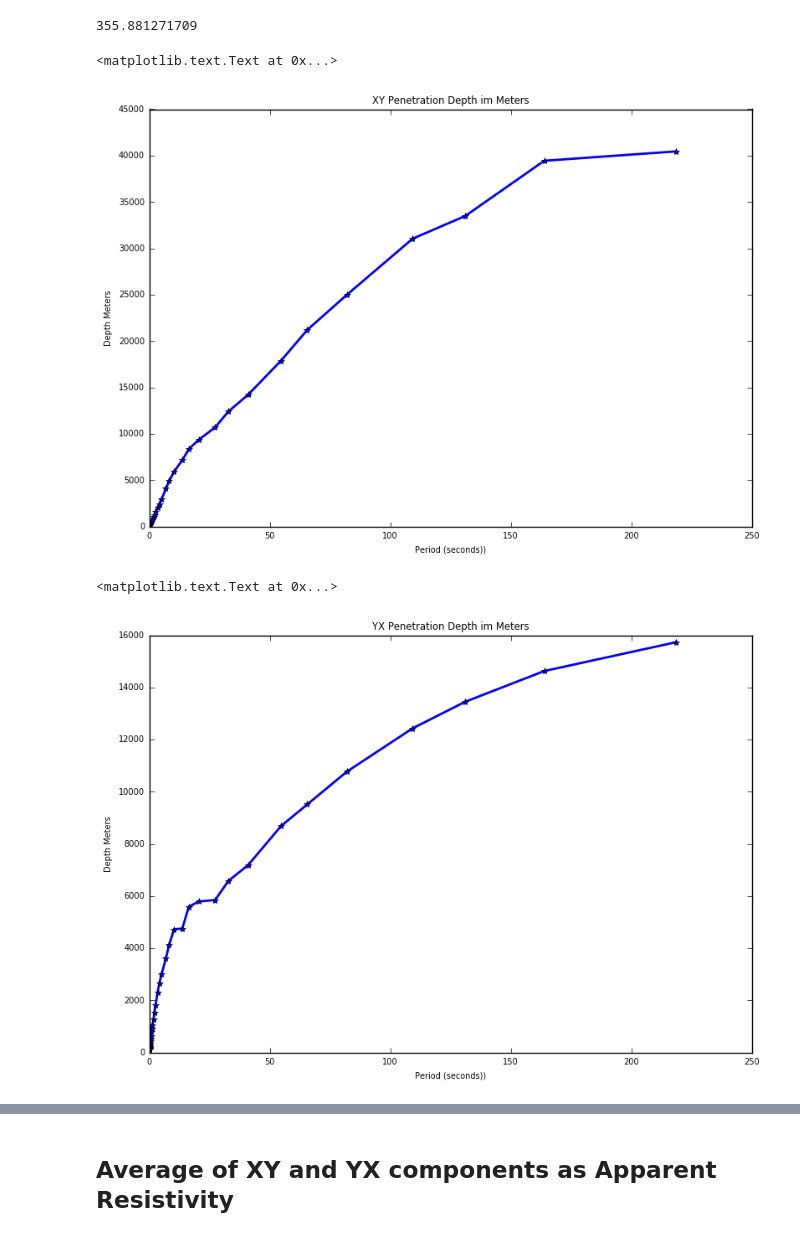
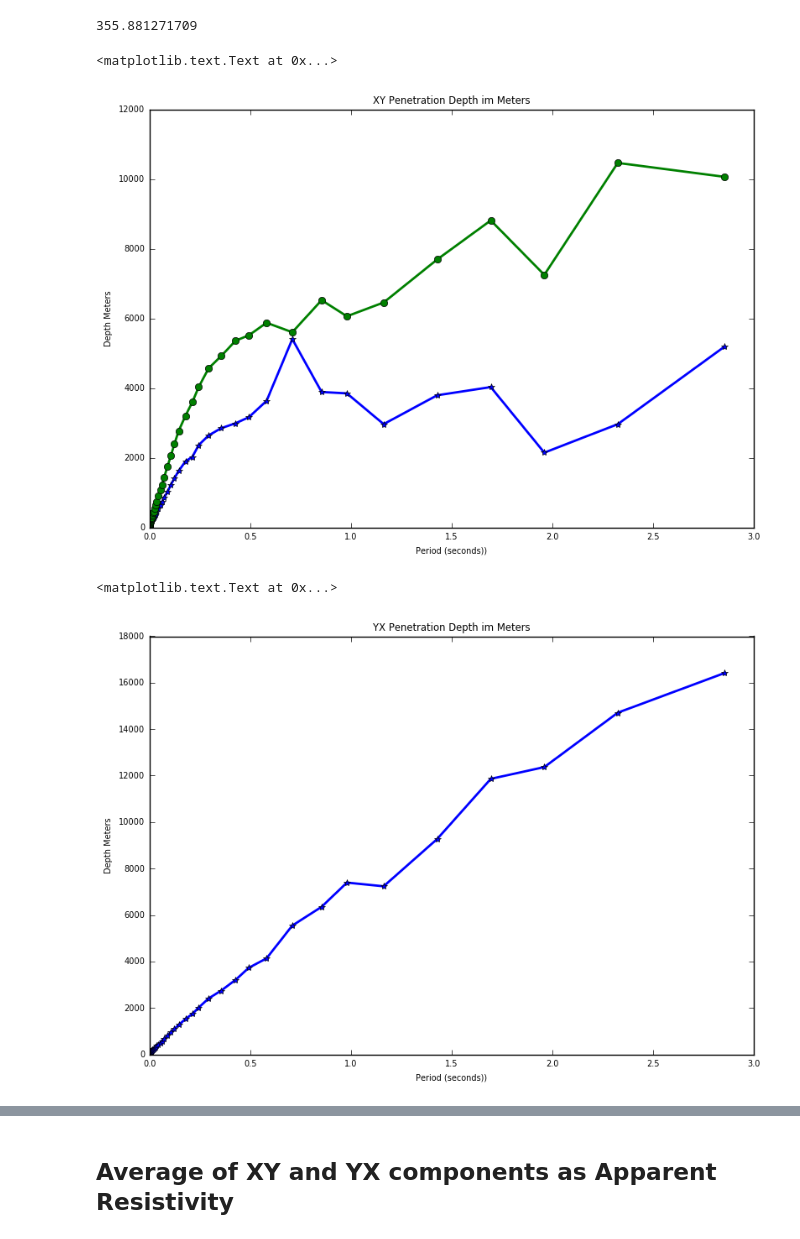
Before and after one commit to MTgeophysics/mtpy, a Jupyter notebook: examples/notebooks/Apparent_Resistivity_Penetration_Depth.ipynb, the cells around one changed output, grey strips where cells are left out. Drawn from its saved outputs; the diff is of its cells as text; code cells hidden in the pictures.

```diff
--- a/examples/notebooks/Apparent_Resistivity_Penetration_Depth.ipynb
+++ b/examples/notebooks/Apparent_Resistivity_Penetration_Depth.ipynb
@@ -32,12 +32,15 @@ mpl.rcParams['figure.figsize']=[40,6]
 # %%
 import mtpy.core.mt as mt
 
-edifile="E:/Githubz/mtpy2/examples/data/edi_files/pb42c.edi"
+#edifile="E:/Githubz/mtpy2/examples/data/edi_files/pb42c.edi"
 
-#edifile="E:/Githubz/mtpy2/tests/data/edifiles/15126A.edi"
+edifile="E:/Githubz/mtpy2/tests/data/edifiles/15125A.edi"
+edifile2="E:/Githubz/mtpy2/tests/data/edifiles/15126A.edi"
+
 
 
 mt_obj = mt.MT(edifile)
+mt_obj2 = mt.MT(edifile2)
 
 #     :Plot MT response: ::
 
@@ -57,8 +58,10 @@ INFO:root:Effective yaml configuration file E:\Githubz\mtpy2\mtpy\utils\logging.
 # %%
 # the attribute Z
 zeta=mt_obj.Z
+zeta2=mt_obj2.Z
 
 freqs=zeta.freq
+freq2=zeta2.freq
 
 # frequencies
 freqs
@@ -151,17 +159,20 @@ periods=1.0/freqs
 # %%
 # One of the 4-components: XY
 penetration_depth=P_scale_meter*np.sqrt(zeta.resistivity[:,0,1]*periods)
 
+penetration_depth2=P_scale_meter*np.sqrt(zeta2.resistivity[:,0,1]*periods)
+
 plt.plot(periods, penetration_depth, '-*')
+plt.plot(periods, penetration_depth2, '-o')
 
 plt.title("XY Penetration Depth im Meters")
 
 plt.xlabel("Period (seconds))")
 
 plt.ylabel("Depth Meters")
 # %% [output]
 <matplotlib.text.Text at 0x...>
-[figure, old version]
+[figure, new version]
 # %%
 penetration_depth=P_scale_meter*np.sqrt(zeta.resistivity[:,1,0]*periods)
 
@@ -174,7 +185,7 @@ plt.xlabel("Period (seconds))")
 plt.ylabel("Depth Meters")
 # %% [output]
 <matplotlib.text.Text at 0x...>
-[figure, old version]
+[figure, new version]
 # %%
 penetration_depth=P_scale_meter*np.sqrt(zeta.resistivity[:,0,0]*periods)
 
```
Also changed, not shown: parts of 13 cells of this notebook.
